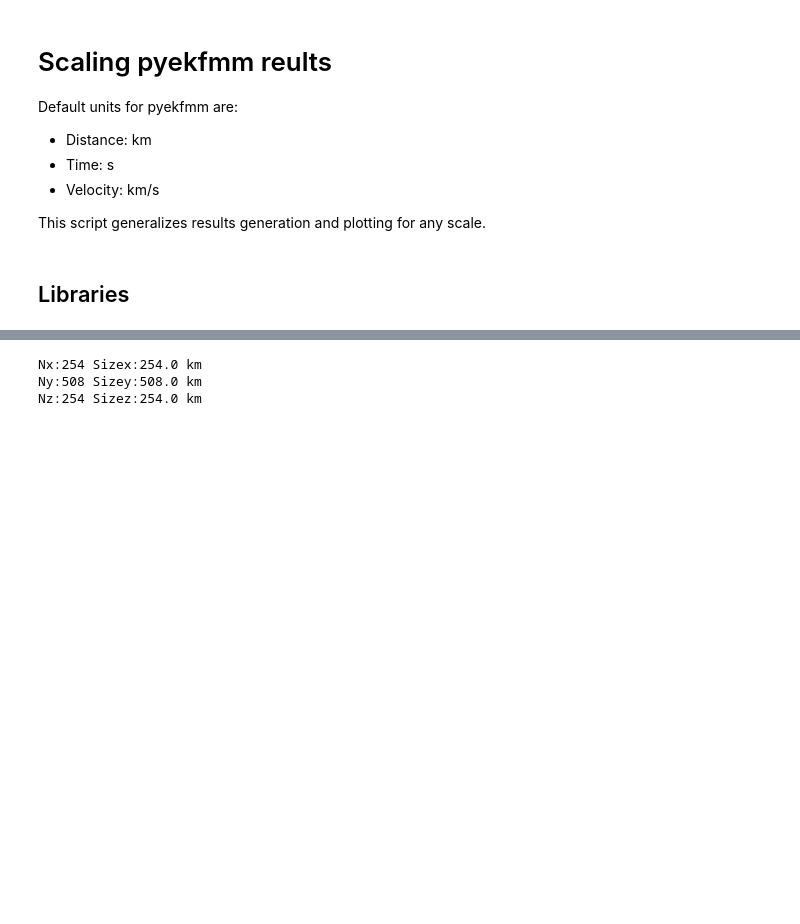
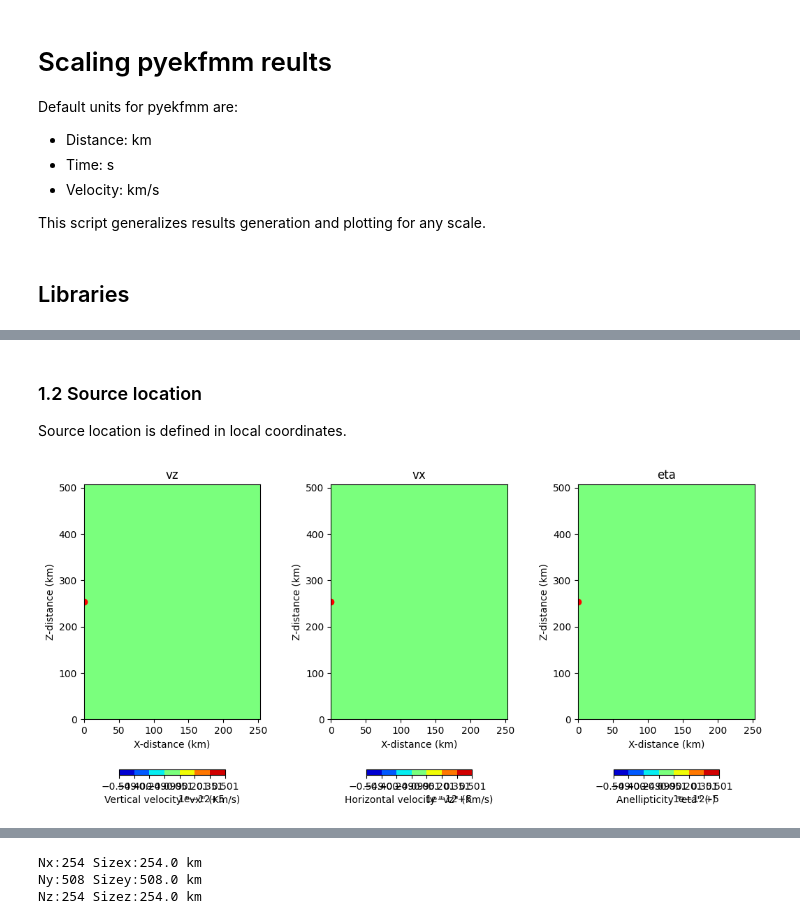
Before and after one commit to GGGiozzaG/Acoustic-Geomechanics, a Jupyter notebook: TestFastMarchingv1.ipynb, the cells around one changed output, grey strips where cells are left out. Saved outputs shown, nothing was run; the diff lists cells and outputs as text; code cells hidden in the pictures; blank space fills up the shorter version.

```diff
--- a/TestFastMarchingv1.ipynb
+++ b/TestFastMarchingv1.ipynb
@@ -72,0 +80,25 @@ plt.subplots_adjust(left=0.0, bottom=0.0, right=1.5, top=1, wspace=0.4, hspace=0
+# %% [markdown]
+### 1.2 Source location
+Source location is defined in local coordinates.
+# %%
+sx=0; sy=0; sz=nz/2
+
+fig, axs = plt.subplots(1,3)
+plot0 = axs[0].contourf(x_2d, z_2d, vz_2d)
+axs[0].set_xlabel('X-distance (km)'); axs[0].set_ylabel('Z-distance (km)'); axs[0].set_title('vz')
+cbar1 = plt.colorbar(plot0, ax=axs[0], orientation='horizontal',shrink=0.6,label='Vertical velocity "vx" (Km/s)');
+axs[0].scatter(sx,sz, c='red')
+
+plot1 = axs[1].contourf(x_2d, z_2d, vx_2d)
+axs[1].set_xlabel('X-distance (km)'); axs[1].set_ylabel('Z-distance (km)'); axs[1].set_title('vx')
+cbar1 = plt.colorbar(plot1, ax=axs[1], orientation='horizontal',shrink=0.6,label='Horizontal velocity "vz" (Km/s)');
+axs[1].scatter(sx,sz, c='red')
+
+plot2 = axs[2].contourf(x_2d, z_2d, eta_2d)
+axs[2].set_xlabel('X-distance (km)'); axs[2].set_ylabel('Z-distance (km)'); axs[2].set_title('eta')
+cbar2 = plt.colorbar(plot2, ax=axs[2], orientation='horizontal',shrink=0.6,label='Anellipticity "eta" (-)');
+axs[2].scatter(sx,sz, c='red')
+
+plt.subplots_adjust(left=0.0, bottom=0.0, right=1.5, top=1, wspace=0.4, hspace=0.1)
+# %% [output]
+[figure, added]
```
Also changed, not shown: parts of 5 cells of this notebook.
